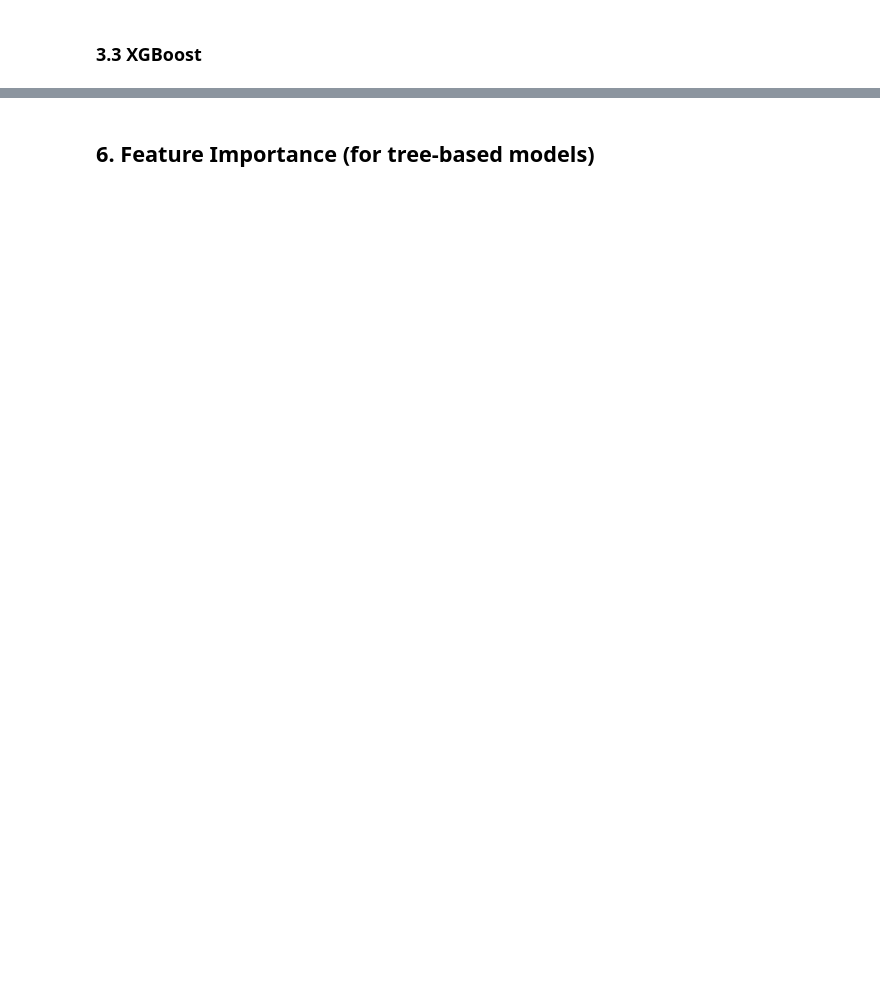
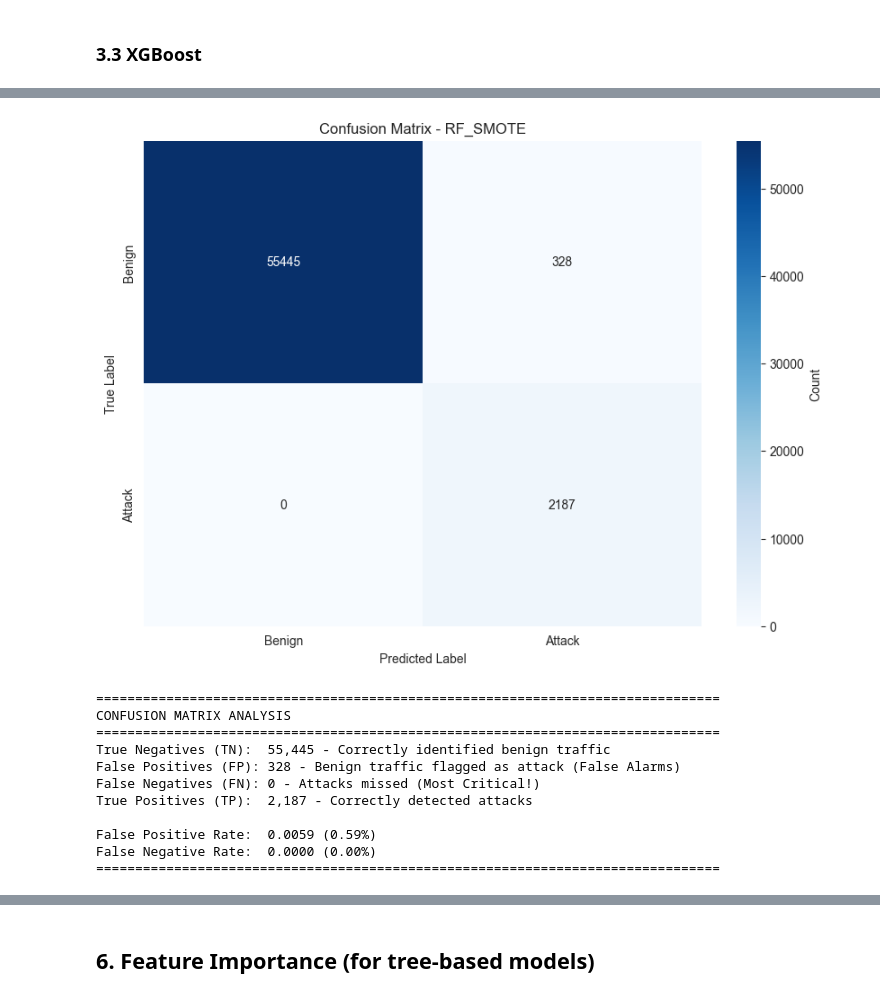
Before and after one commit to matthewweaver/nidstream, a Jupyter notebook: notebooks/03_model_training.ipynb, the cells around one changed output, grey strips where cells are left out. Drawn from its saved outputs; the diff is of its cells as text; code cells hidden in the pictures; blank space fills up the shorter version.

```diff
--- a/notebooks/03_model_training.ipynb
+++ b/notebooks/03_model_training.ipynb
@@ -307,18 +616,48 @@ y_pred_proba_best = best_model.predict_proba(X_test)[:, 1]
 # %%
-# Confusion Matrix
+# Confusion Matrix with detailed analysis
 cm = confusion_matrix(y_test, y_pred_best)
 
-plt.figure(figsize=(8, 6))
+# Calculate rates
+tn, fp, fn, tp = cm.ravel()
+total = tn + fp + fn + tp
+fpr = fp / (fp + tn) if (fp + tn) > 0 else 0
+fnr = fn / (fn + tp) if (fn + tp) > 0 else 0
+
+plt.figure(figsize=(10, 7))
 sns.heatmap(cm, annot=True, fmt='d', cmap='Blues',
             xticklabels=['Benign', 'Attack'],
-            yticklabels=['Benign', 'Attack'])
+            yticklabels=['Benign', 'Attack'],
+            cbar_kws={'label': 'Count'})
 plt.ylabel('True Label')
 plt.xlabel('Predicted Label')
 plt.title(f'Confusion Matrix - {best_model_name}')
 plt.show()
 
-print("\nConfusion Matrix Values:")
-print(f"True Negatives (TN): {cm[0, 0]}")
-print(f"False Positives (FP): {cm[0, 1]}")
-print(f"False Negatives (FN): {cm[1, 0]}")
-print(f"True Positives (TP): {cm[1, 1]}")
+print("\n" + "="*80)
+print("CONFUSION MATRIX ANALYSIS")
+print("="*80)
+print(f"True Negatives (TN):  {tn:,} - Correctly identified benign traffic")
+print(f"False Positives (FP): {fp:,} - Benign traffic flagged as attack (False Alarms)")
+print(f"False Negatives (FN): {fn:,} - Attacks missed (Most Critical!)")
+print(f"True Positives (TP):  {tp:,} - Correctly detected attacks")
+print(f"\nFalse Positive Rate:  {fpr:.4f} ({fpr*100:.2f}%)")
+print(f"False Negative Rate:  {fnr:.4f} ({fnr*100:.2f}%)")
+print("="*80)
+
+if fnr > 0.1:
+    print("\n⚠️  WARNING: High False Negative Rate - Missing >10% of attacks!")
+if fpr > 0.05:
+    print("\n⚠️  WARNING: High False Positive Rate - May generate too many false alarms!")
+# %% [output]
+[figure, added]
+================================================================================
+CONFUSION MATRIX ANALYSIS
+================================================================================
+True Negatives (TN):  55,445 - Correctly identified benign traffic
+False Positives (FP): 328 - Benign traffic flagged as attack (False Alarms)
+False Negatives (FN): 0 - Attacks missed (Most Critical!)
+True Positives (TP):  2,187 - Correctly detected attacks
+
+False Positive Rate:  0.0059 (0.59%)
+False Negative Rate:  0.0000 (0.00%)
+================================================================================
```
Also changed, not shown: parts of 23 cells of this notebook, 3 other files.
